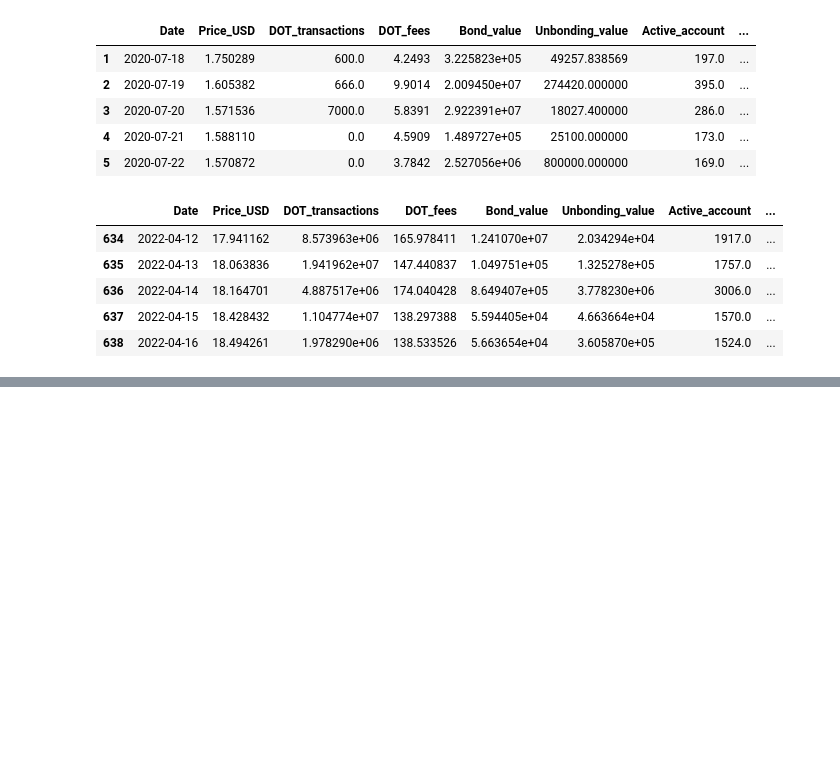
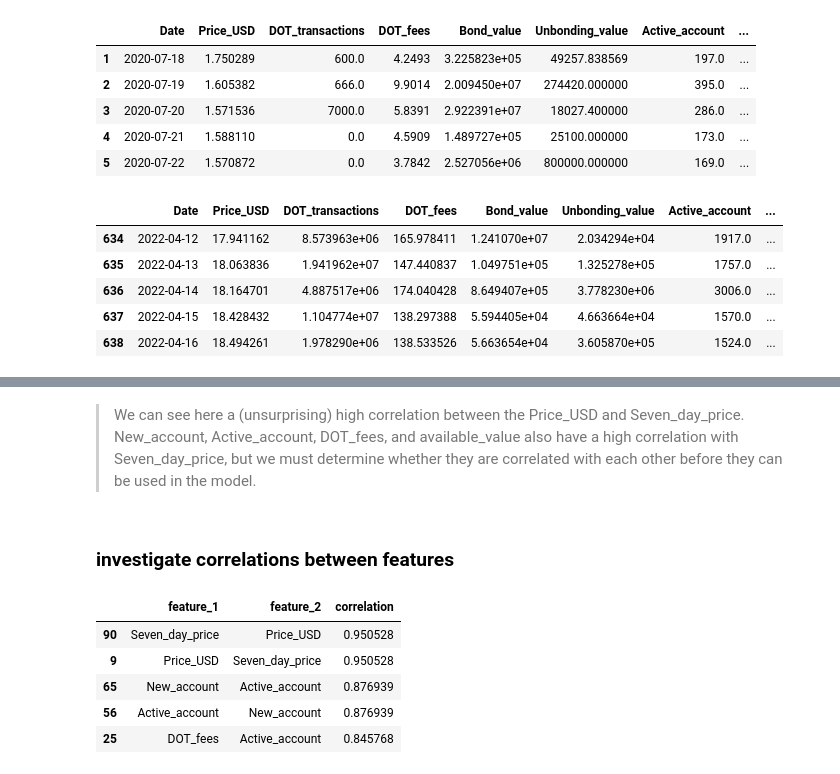
Before and after one commit to inherentspice/Polkadot-Price-Prediction, a Jupyter notebook: polkadot_sklearn/polkadot_price_prediction.ipynb, the cells around one changed output, grey strips where cells are left out. Saved outputs shown, nothing was run; the diff lists cells and outputs as text; code cells hidden in the pictures; blank space fills up the shorter version.

Commit message:
explored feature correlation and created feature matrix

```diff
--- a/polkadot_sklearn/polkadot_price_prediction.ipynb
+++ b/polkadot_sklearn/polkadot_price_prediction.ipynb
@@ -83,0 +82,21 @@ sns.heatmap(df_merged.corr(), annot=True, cmap='BuPu', linewidth=1, linecolor='w
+# %% [markdown]
+> We can see here a (unsurprising) high correlation between the Price_USD and Seven_day_price. New_account, Active_account, DOT_fees, and available_value also have a high correlation with Seven_day_price, but we must determine whether they are correlated with each other before they can be used in the model.
+# %% [markdown]
+### investigate correlations between features
+# %%
+corr = df_merged.corr()
+# %%
+corr_df = corr.unstack().reset_index()
+corr_df.columns = ['feature_1','feature_2', 'correlation']
+corr_df.sort_values(by="correlation",ascending=False, inplace=True)
+corr_df = corr_df[corr_df['feature_1'] != corr_df['feature_2']]
+feature_correlation = corr_df[corr_df['feature_1'] == 'Seven_day_price']
+# %%
+corr_df.head()
+# %% [output]
+|  | feature_1 | feature_2 | correlation |
+| 90 | Seven_day_price | Price_USD | 0.950528 |
+| 9 | Price_USD | Seven_day_price | 0.950528 |
+| 65 | New_account | Active_account | 0.876939 |
+| 56 | Active_account | New_account | 0.876939 |
+| 25 | DOT_fees | Active_account | 0.845768 |
```
Also changed, not shown: parts of 9 cells of this notebook.
